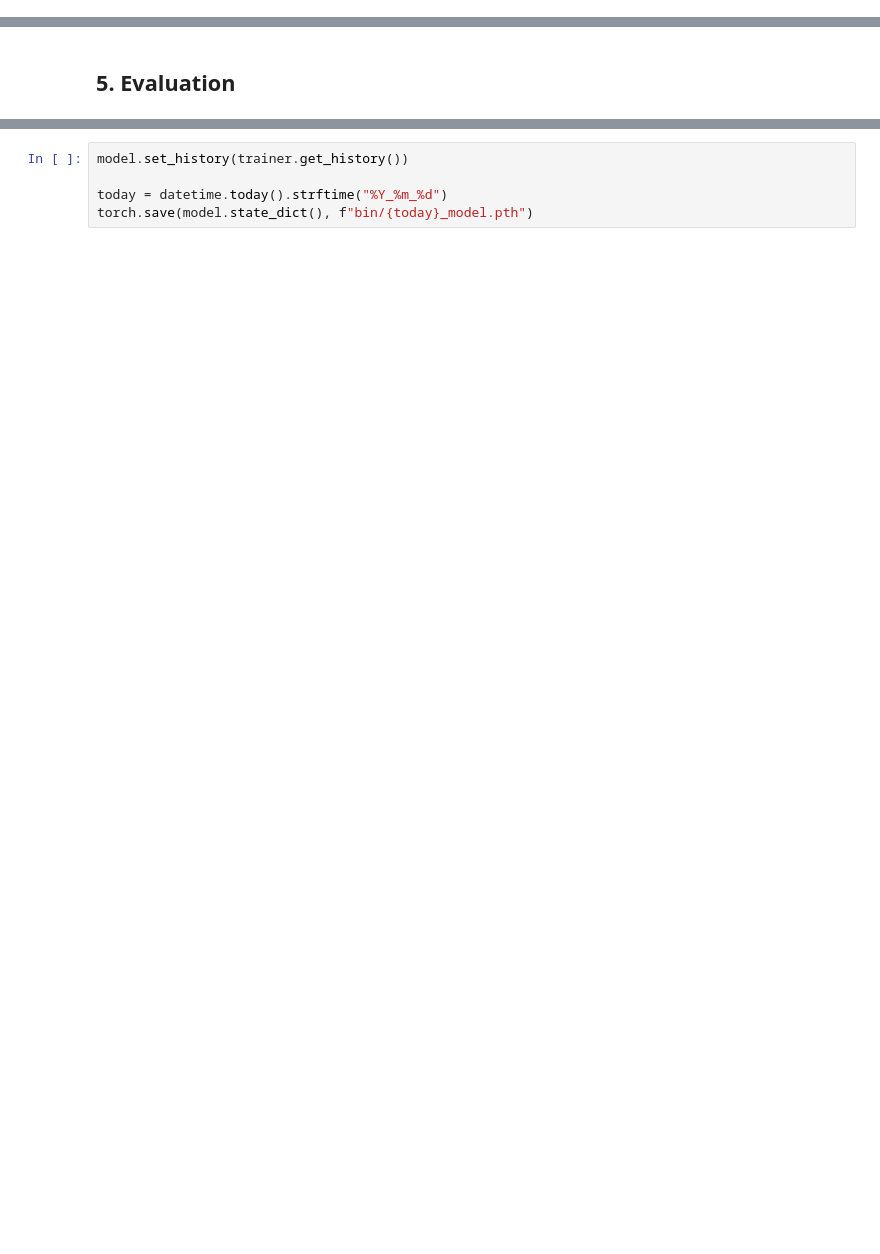
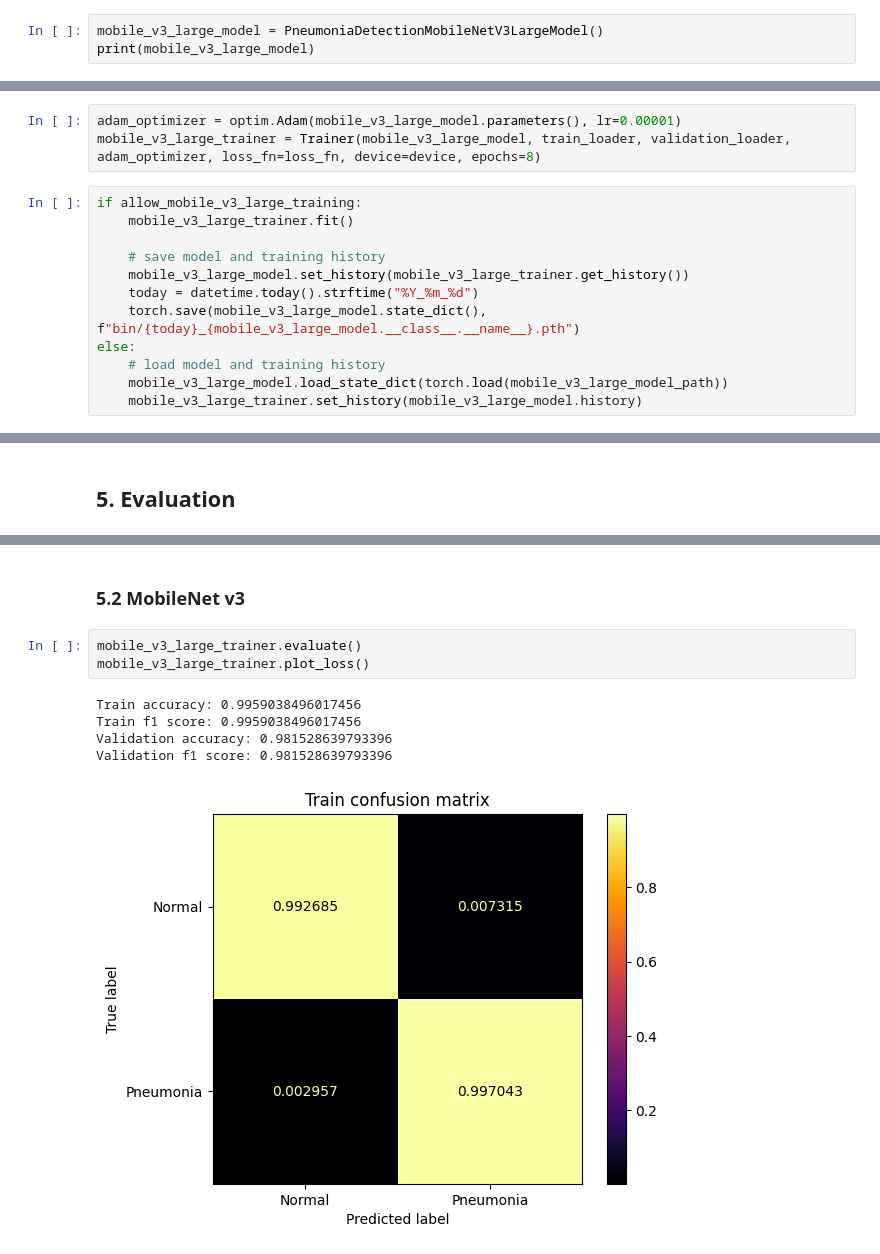
Before and after one commit to paulopacitti/pneumonia-detection, a Jupyter notebook: main.ipynb, the cells around one changed output, grey strips where cells are left out. Saved outputs shown, nothing was run; the diff lists cells and outputs as text; blank space fills up the shorter version.

```diff
--- a/main.ipynb
+++ b/main.ipynb
@@ -64,0 +77,3 @@ PneumoniaDetectionResNetModel(
+# %%
+mobile_v3_large_model = PneumoniaDetectionMobileNetV3LargeModel()
+print(mobile_v3_large_model)
@@ -90,0 +126,15 @@ Epoch [3/3], Validation Loss: 0.0634
+# %%
+adam_optimizer = optim.Adam(mobile_v3_large_model.parameters(), lr=0.00001)
+mobile_v3_large_trainer = Trainer(mobile_v3_large_model, train_loader, validation_loader, adam_optimizer, loss_fn=loss_fn, device=device, epochs=8)
+# %%
+if allow_mobile_v3_large_training:
+    mobile_v3_large_trainer.fit()
+
+    # save model and training history
+    mobile_v3_large_model.set_history(mobile_v3_large_trainer.get_history())
+    today = datetime.today().strftime("%Y_%m_%d")
+    torch.save(mobile_v3_large_model.state_dict(), f"bin/{today}_{mobile_v3_large_model.__class__.__name__}.pth")
+else:
+    # load model and training history
+    mobile_v3_large_model.load_state_dict(torch.load(mobile_v3_large_model_path))
+    mobile_v3_large_trainer.set_history(mobile_v3_large_model.history)
@@ -104,5 +174,11 @@ Validation f1 score: 0.9808917045593262
-# %%
-model.set_history(trainer.get_history())
-
-today = datetime.today().strftime("%Y_%m_%d")
-torch.save(model.state_dict(), f"bin/{today}_model.pth")
+# %% [markdown]
+### 5.2 MobileNet v3
+# %%
+mobile_v3_large_trainer.evaluate()
+mobile_v3_large_trainer.plot_loss()
+# %% [output]
+Train accuracy: 0.9959038496017456
+Train f1 score: 0.9959038496017456
+Validation accuracy: 0.981528639793396
+Validation f1 score: 0.981528639793396
+[figure, added]
```
Also changed, not shown: parts of 17 cells of this notebook, 5 other files.
